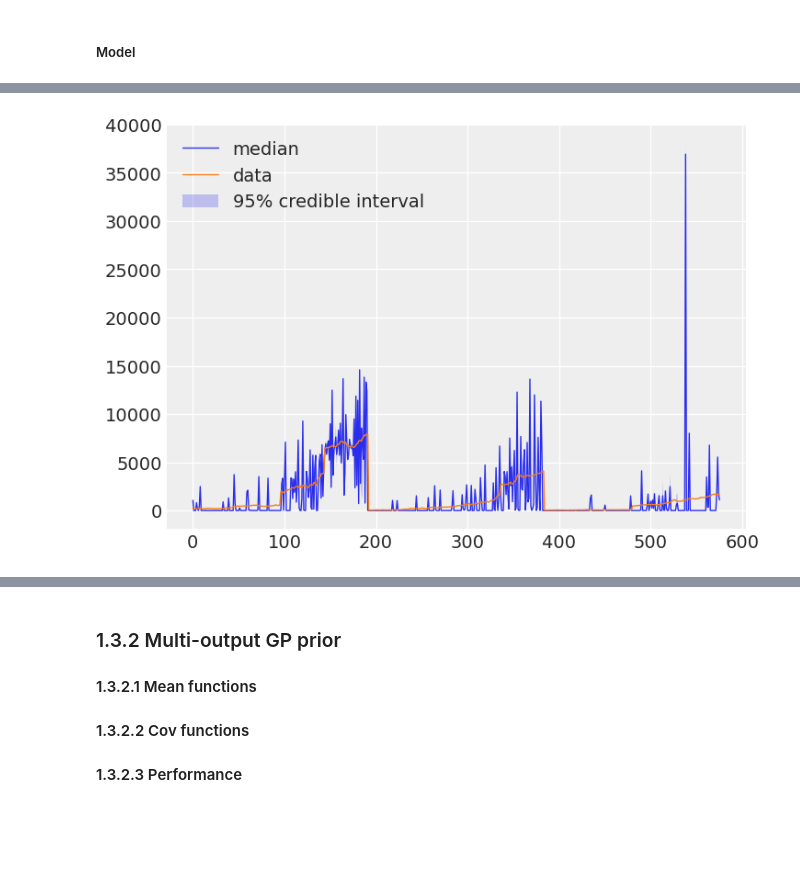
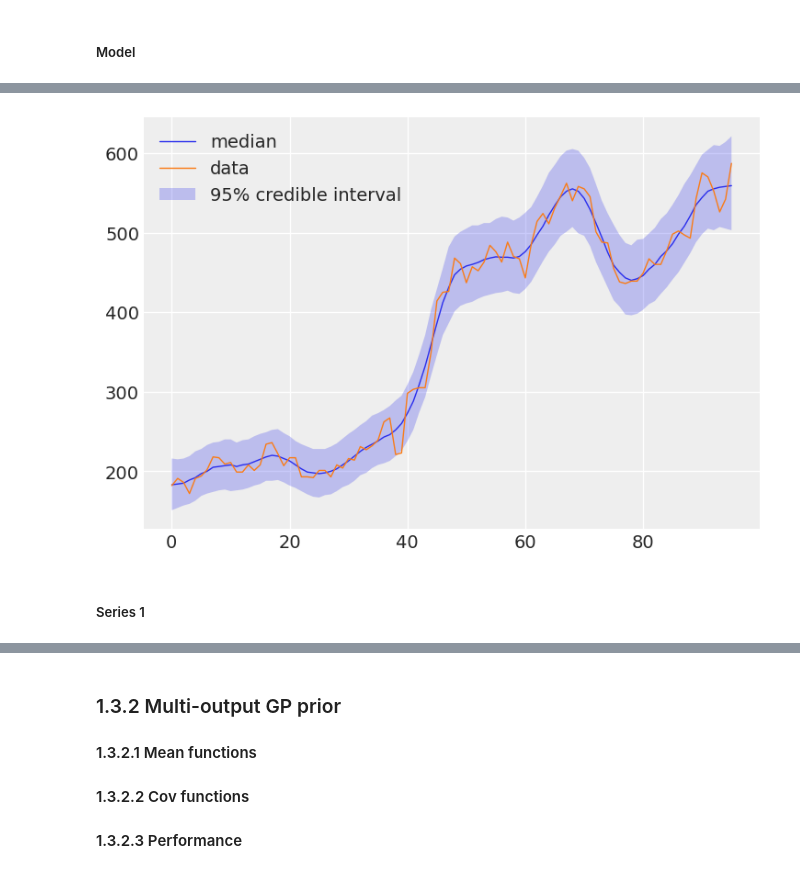
Before and after one commit to luisroque/Time-Series-Statistical-Models-Experiments, a Jupyter notebook: PhD_GaussianProcesses.ipynb, the cells around one changed output, grey strips where cells are left out. Saved outputs shown, nothing was run; the diff lists cells and outputs as text; code cells hidden in the pictures; blank space fills up the shorter version.

Commit message:
Cox Process with multi-output GP prior for two series

```diff
--- a/PhD_GaussianProcesses.ipynb
+++ b/PhD_GaussianProcesses.ipynb
@@ -550,7 +550,7 @@ with pm.Model() as model_cox_gp:
 # %% [markdown]
 ##### Model
 # %%
-y_ = y
+y_ = y[:,0:2]
 
 n=y_.shape[0]
 s=y_.shape[1]
@@ -568,18 +568,18 @@ y_ = y_.flatten('F')
 with pm.Model() as model_cox_gp:
 
     # Hyper-parameter priors
-    l_t = pm.Gamma('l_t', alpha=5, beta=1, shape=2)
-    l_p = pm.Gamma('l_p', alpha=5, beta=1, shape=2)
-    l_med = pm.Gamma('l_med', alpha=5, beta=1, shape=2)
+    l_t = pm.Gamma('l_t', alpha=4, beta=1, shape=2)
+    l_p = pm.Gamma('l_p', alpha=4, beta=1, shape=2)
+    l_med = pm.Gamma('l_med', alpha=4, beta=1, shape=2)
 
-    η_trend = pm.HalfCauchy('η_trend', beta=0.5)
-    η_per = pm.HalfCauchy('η_per', beta=0.5)
-    η_med = pm.HalfCauchy('η_med', beta=0.5)
+    η_trend = pm.HalfNormal('η_trend', 1)
+    η_per = pm.HalfNormal('η_per',1)
+    η_med = pm.HalfNormal('η_med', 1)
     period = pm.HalfNormal('period', 1)
 
 
-    l = pm.Gamma('l', alpha=5, beta=1, shape=2)
-    η = pm.HalfCauchy('η', beta=0.5)
+    l = pm.Gamma('l', alpha=4, beta=1, shape=2)
+    η = pm.HalfNormal('η', 1)
 
     # Cov func
     cov_func = (η_trend**2 * pm.gp.cov.ExpQuad(input_dim=2, ls=l_t)
@@ -637,13 +639,15 @@ with model_cox_gp:
 # %%
 y_pred_q = np.percentile(ppc['obs'], axis=0, q=[2.5, 50, 97.5])
 plt.plot(np.arange(n*s), y_pred_q[1], label='median', linewidth=1)
 plt.fill_between(np.arange(n*s), y_pred_q[0], y_pred_q[2],
                 alpha=0.25, label='95% credible interval')
-plt.plot(np.arange(n*s),y.flatten('F'), label='data', linewidth=1)
+plt.plot(np.arange(n*s),y_.flatten('F'), label='data', linewidth=1)
 plt.legend()
 plt.show()
 # %% [output]
-[figure, old version]
+[figure, new version]
+# %% [markdown]
+##### Series 1
 # %%
 n_new = n+12
 h = np.zeros((n_new,1))
```
Also changed, not shown: parts of 12 cells of this notebook.
